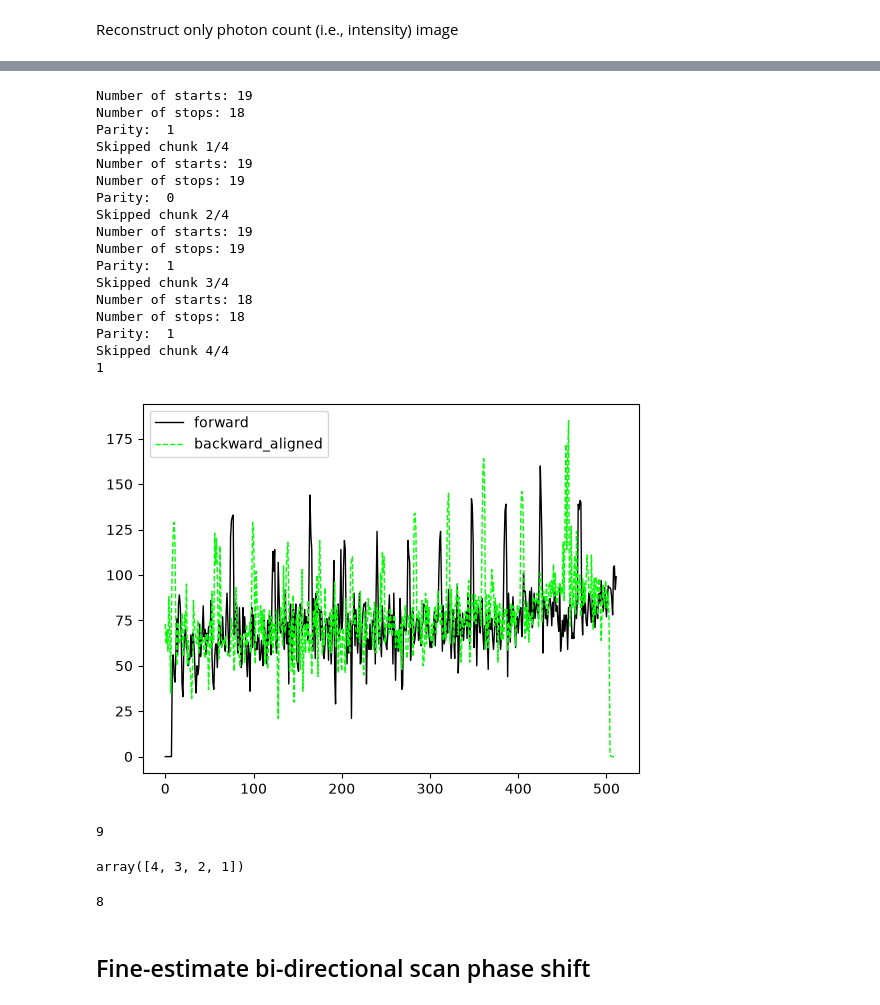
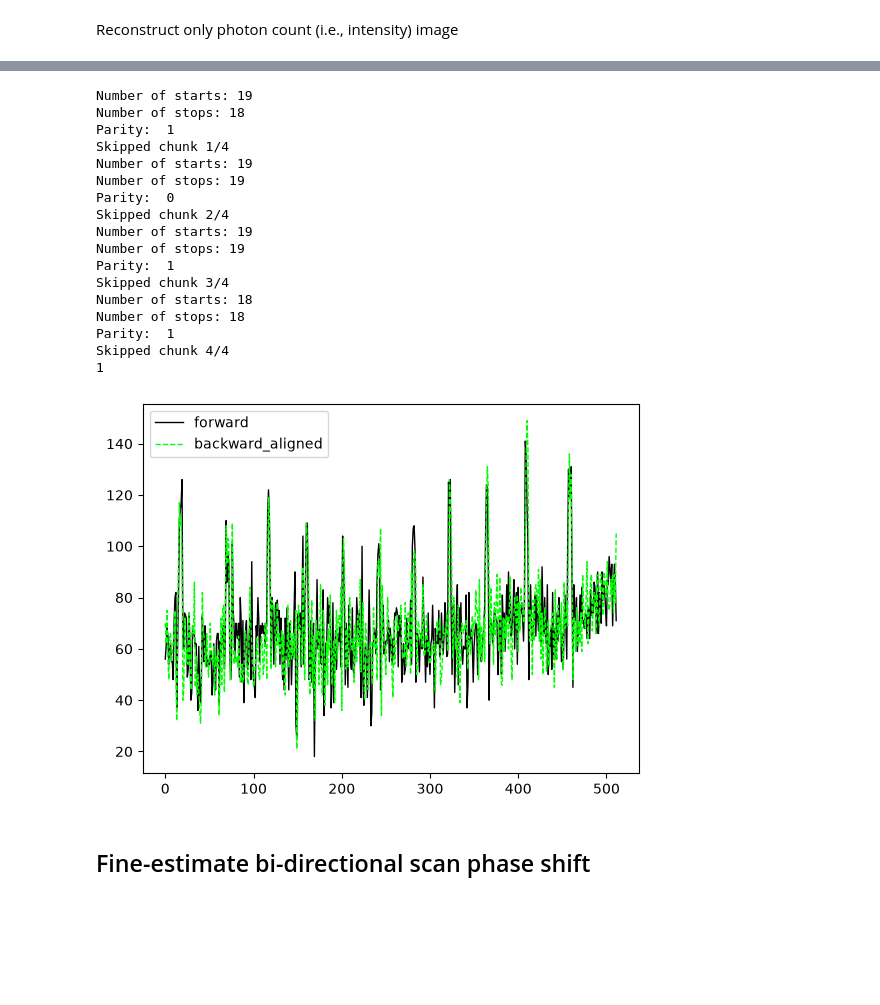
Before and after one commit to panekdal/tttrkit, a Jupyter notebook: examples/src/examples/marker_alignment.ipynb, the cells around one changed output, grey strips where cells are left out. Drawn from its saved outputs; the diff is of its cells as text; code cells hidden in the pictures; blank space fills up the shorter version.

Commit message:
marker delays expected in nsync

```diff
--- a/examples/src/examples/marker_alignment.ipynb
+++ b/examples/src/examples/marker_alignment.ipynb
@@ -36,8 +36,8 @@ cfg = ScanConfig(
     pixels=512,
     line_accumulations= (8,),
     max_detector=2,
-    line_start_marker_delay=9e-6,
-    line_stop_marker_delay=-205.290e-6,
+    line_start_marker_delay=int(9e-6 * repetition_rate),
+    line_stop_marker_delay=int(-205.290e-6 * repetition_rate),
     )
 
 reconstructor = ImageReconstructor(
@@ -60,5 +60,8 @@ for chunk in reader.iter_chunks():
 # reconstructor.update(corrected_chunk)
 
 result = reconstructor.finalize()
+import matplotlib.pyplot as plt
+plt.imshow(result.photon_count.values[0,0,:,:,0],cmap='hsv',interpolation='nearest')
+plt.show()
 # %% [output]
 Reconstruction finished.
@@ -127,8 +125,9 @@ from tttrkit.ptuio.reconstructor import SegmentReconstructor
 chunks_to_skip = 4
 
 cfg_prealigned = copy.deepcopy(cfg_adjusted)
-cfg_prealigned.line_start_marker_delay -= 100e-6
-# cfg_prealigned.line_stop_marker_delay -= prealign_result.time_shift.values
+# cfg_prealigned.line_start_marker_delay -= int(100e-6 * repetition_rate)
+cfg_prealigned.line_start_marker_delay = 0
+cfg_prealigned.line_stop_marker_delay = int(prealign_result.time_shift.values * repetition_rate)
 
 reader.reset()
 corrected_chunk, parity = _read_probe_chunk(
@@ -157,51 +156,34 @@ else:
     backward_aligned = odd_line_sum[::-1]
 
 
 
 
 _,ax = plt.subplots()
 
 ax.plot(forward_aligned,label = 'forward',color = 'black',lw=1)
 ax.plot(backward_aligned,label='backward_aligned', color = 'lime', ls = '--',lw=1)
 ax.legend()
 
 plt.show()
 # %% [output]
 Number of starts: 19
 Number of stops: 18
 Parity:  1
 Skipped chunk 1/4
 Number of starts: 19
 Number of stops: 19
 Parity:  0
 Skipped chunk 2/4
 Number of starts: 19
 Number of stops: 19
 Parity:  1
 Skipped chunk 3/4
 Number of starts: 18
 Number of stops: 18
 Parity:  1
 Skipped chunk 4/4
 1
-[figure, old version]
+[figure, new version]
-# %%
-n
-# %% [output]
-9
-# %%
-a = np.array([1,2,3,4,5])
-
-n= len(a) /2
-
-
-a[3::-1]
-# %% [output]
-array([4, 3, 2, 1])
-# %%
-len(photon_count[1::2])
-# %% [output]
-8
 # %% [markdown]
 ## Fine-estimate bi-directional scan phase shift
 # %%
```
Also changed, not shown: parts of 9 cells of this notebook, 3 other files.
